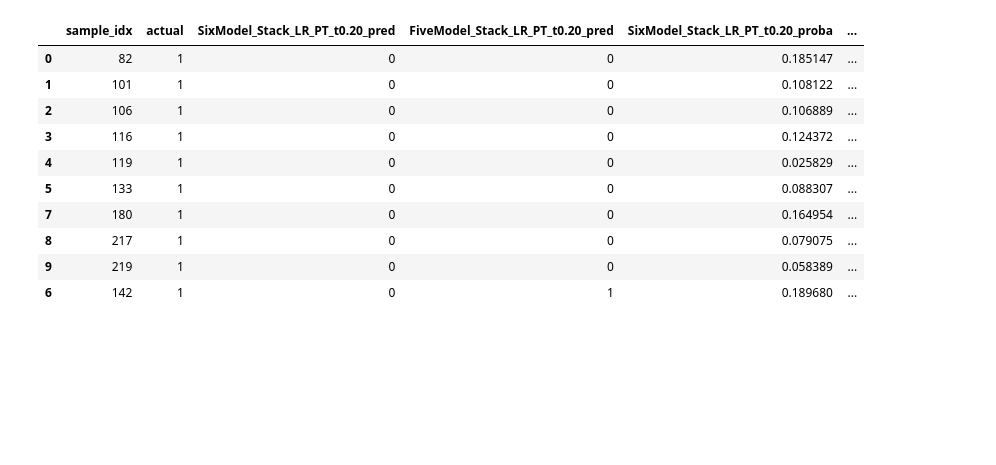
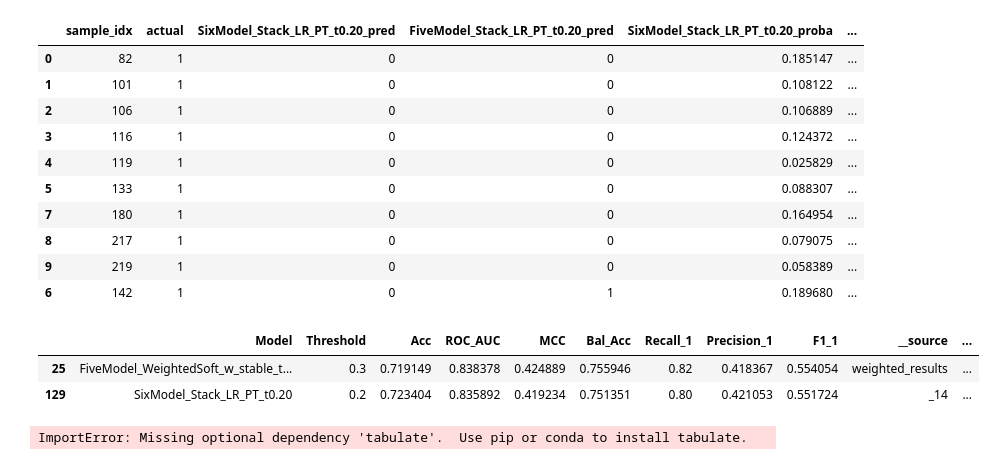
Before and after one commit to MAP9900/Convoy-Predictor-Project, a Jupyter notebook: notebooks/exploration/Ensemble_Learning_Test.ipynb, the cells around one changed output. Drawn from its saved outputs; the diff is of its cells as text; code cells hidden in the pictures; blank space fills up the shorter version.

Commit message:
Re-Run Ensemble_Learning_Test.ipynb

```diff
--- a/notebooks/exploration/Ensemble_Learning_Test.ipynb
+++ b/notebooks/exploration/Ensemble_Learning_Test.ipynb
@@ -1095,3 +1132,76 @@ fn_details_display
 | 8 | 217 | 1 | 0 | 0 | 0.079075 | ... |
 | 9 | 219 | 1 | 0 | 0 | 0.058389 | ... |
 | 6 | 142 | 1 | 0 | 1 | 0.189680 | ... |
+# %%
+def _collect_ensemble_rows(prefixes=("SixModel_", "FiveModel_")):
+    frames = []
+    for name, obj in globals().items():
+        if isinstance(obj, pd.DataFrame) and "Model" in obj.columns:
+            subset = obj[obj["Model"].astype(str).str.startswith(prefixes)]
+            if not subset.empty:
+                tmp = subset.copy()
+                tmp["__source"] = name
+                frames.append(tmp)
+    if not frames:
+        raise ValueError("No model result tables found. Run ensemble result cells first.")
+    combined = pd.concat(frames, ignore_index=True)
+    combined = combined.drop_duplicates(subset=["Model", "Threshold", "Acc", "ROC_AUC", "MCC", "Bal_Acc", "Recall_1", "Precision_1", "F1_1"])
+    combined["Group"] = np.where(combined["Model"].astype(str).str.startswith("SixModel_"), "SixModel", "FiveModel")
+    return combined
+
+def _pareto_front(df, metrics=("Recall_1", "MCC")):
+    values = df[list(metrics)].to_numpy()
+    is_pareto = np.ones(values.shape[0], dtype=bool)
+    for i, v in enumerate(values):
+        if not is_pareto[i]:
+            continue
+        dominates = np.all(values >= v, axis=1) & np.any(values > v, axis=1)
+        is_pareto[dominates] = False
+    return is_pareto
+
+combined = _collect_ensemble_rows()
+
+# Ranking view
+for metric in ["MCC", "ROC_AUC", "Recall_1"]:
+    combined[f"rank_{metric}"] = combined.groupby("Group")[metric].rank(ascending=False, method="min")
+
+combined["pareto_recall_mcc"] = _pareto_front(combined, metrics=("Recall_1", "MCC"))
+
+# Example: best MCC subject to Recall >= target (adjustable)
+recall_target = 0.80
+best_by_group = (
+    combined[combined["Recall_1"] >= recall_target]
+    .sort_values(["Group", "MCC"], ascending=[True, False])
+    .groupby("Group")
+    .head(1)
+)
+
+combined.sort_values(["pareto_recall_mcc", "MCC", "Recall_1"], ascending=[False, False, False])
+best_by_group
+# %% [output]
+|  | Model | Threshold | Acc | ROC_AUC | MCC | Bal_Acc | Recall_1 | Precision_1 | F1_1 | __source | ... |
+| 25 | FiveModel_WeightedSoft_w_stable_t... | 0.3 | 0.719149 | 0.838378 | 0.424889 | 0.755946 | 0.82 | 0.418367 | 0.554054 | weighted_results | ... |
+| 129 | SixModel_Stack_LR_PT_t0.20 | 0.2 | 0.723404 | 0.835892 | 0.419234 | 0.751351 | 0.80 | 0.421053 | 0.551724 | _14 | ... |
+# %%
+from IPython.display import Markdown, display
+
+top_n = 3
+combined = _collect_ensemble_rows()
+
+def _top_table(df, metric, n=3):
+    cols = ["Model", "Threshold", "Acc", "ROC_AUC", "MCC", "Recall_1", "Precision_1", "F1_1"]
+    return df.sort_values(metric, ascending=False)[cols].head(n)
+
+md_lines = ["## Ensemble Winner Summary"]
+for group_name in ["SixModel", "FiveModel"]:
+    group_df = combined[combined["Group"] == group_name]
+    md_lines.append(f"### {group_name}")
+    for metric, label in [("MCC", "Top by MCC"), ("ROC_AUC", "Top by ROC-AUC"), ("Recall_1", "Top by Recall")]:
+        top_df = _top_table(group_df, metric, n=top_n)
+        md_lines.append(f"**{label}**")
+        md_lines.append(top_df.to_markdown(index=False))
+        md_lines.append("")
+
+display(Markdown("\n".join(md_lines)))
+# %% [output]
+ImportError: Missing optional dependency 'tabulate'.  Use pip or conda to install tabulate.
```
Also changed, not shown: parts of 5 cells of this notebook, 5 other files.
